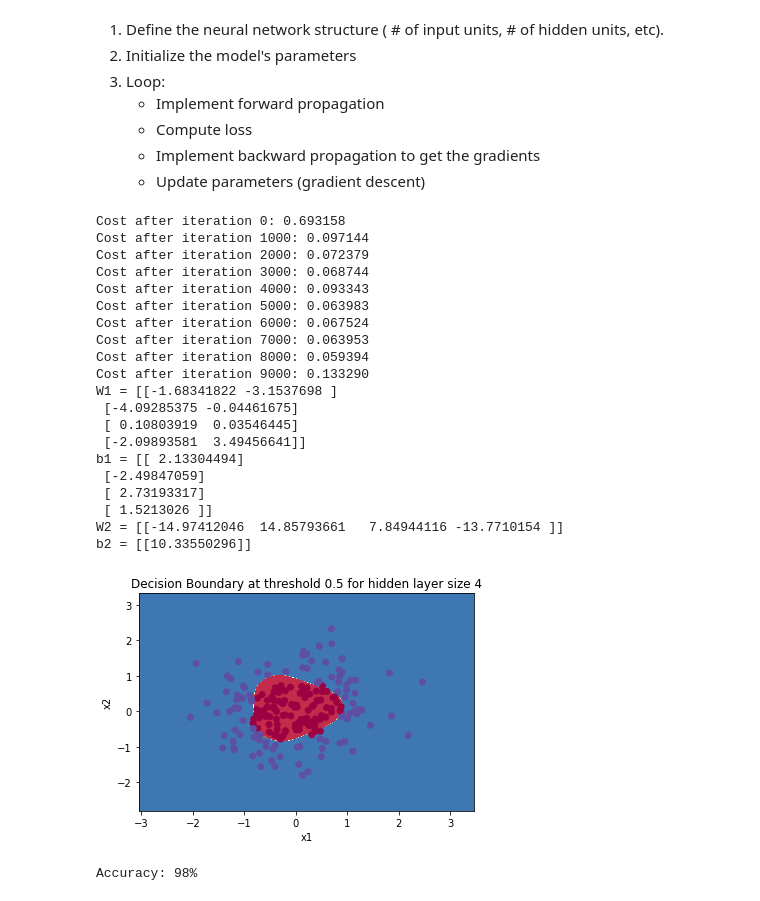
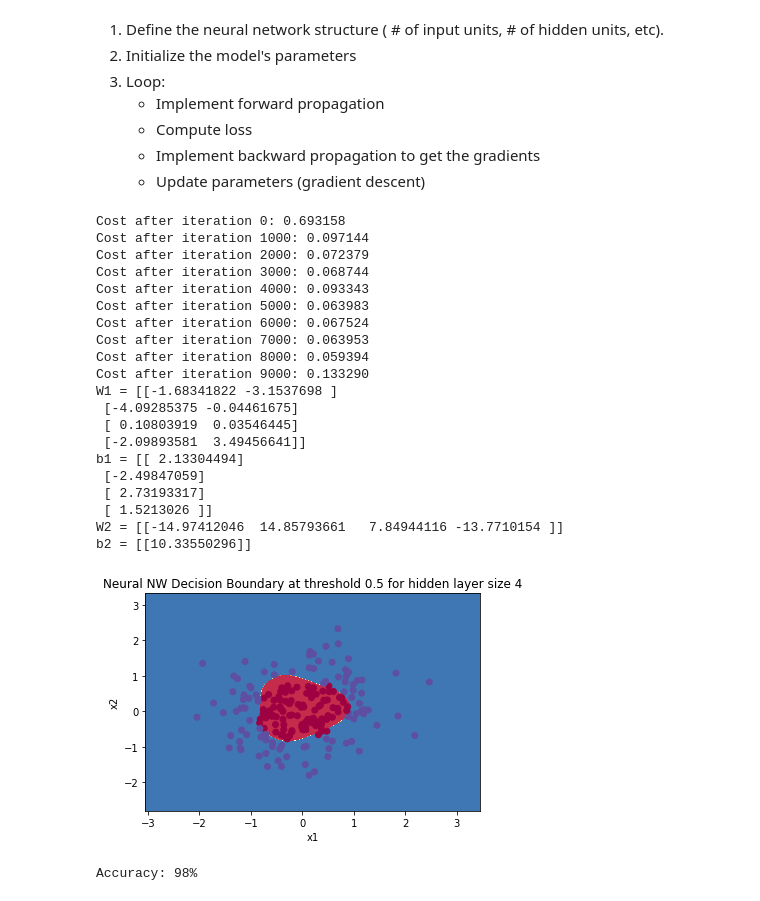
Before and after one commit to lakshmi2688/lakshmi2688.github.io, a Jupyter notebook: assets/classification/Binary Classification.ipynb, the cells around one changed output. Cells and saved outputs as stored; diff of their text form; code cells hidden in the pictures.

```diff
--- a/assets/classification/Binary Classification.ipynb
+++ b/assets/classification/Binary Classification.ipynb
@@ -611,35 +611,35 @@ parameters = nn_model(X, Y, n_h = 4, num_iterations = 10000, print_cost=True)
 
 print("W1 = " + str(parameters["W1"]))
 print("b1 = " + str(parameters["b1"]))
 print("W2 = " + str(parameters["W2"]))
 print("b2 = " + str(parameters["b2"]))
 
 # Plot the decision boundary
 plot_decision_boundary(lambda x: predict(parameters, x.T), X, Y)
-plt.title("Decision Boundary at threshold 0.5 for hidden layer size " + str(4))
+plt.title("Neural NW Decision Boundary at threshold 0.5 for hidden layer size " + str(4))
 plt.savefig('C:/Users/Lakshmi/Desktop/UW DataScience application/558 ML/Week 3/neural_nw_decision_boundary.jpg');
 # %% [output]
 Cost after iteration 0: 0.693158
 Cost after iteration 1000: 0.097144
 Cost after iteration 2000: 0.072379
 Cost after iteration 3000: 0.068744
 Cost after iteration 4000: 0.093343
 Cost after iteration 5000: 0.063983
 Cost after iteration 6000: 0.067524
 Cost after iteration 7000: 0.063953
 Cost after iteration 8000: 0.059394
 Cost after iteration 9000: 0.133290
 W1 = [[-1.68341822 -3.1537698 ]
  [-4.09285375 -0.04461675]
  [ 0.10803919  0.03546445]
  [-2.09893581  3.49456641]]
 b1 = [[ 2.13304494]
  [-2.49847059]
  [ 2.73193317]
  [ 1.5213026 ]]
 W2 = [[-14.97412046  14.85793661   7.84944116 -13.7710154 ]]
 b2 = [[10.33550296]]
-[figure, old version]
+[figure, new version]
 # %%
 # Print accuracy
 predictions = predict(parameters, X)
```
Also changed, not shown: 1 other file.
